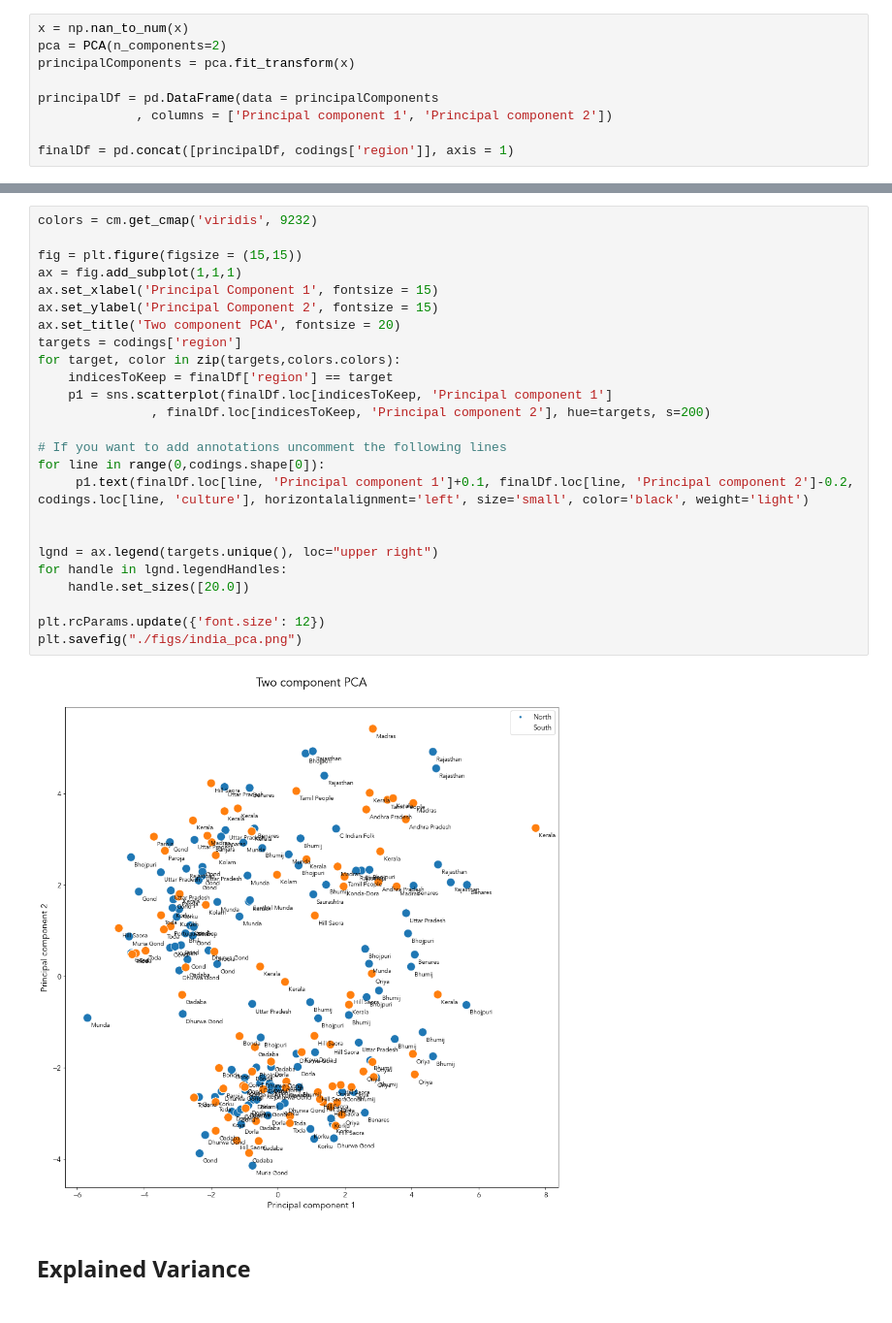
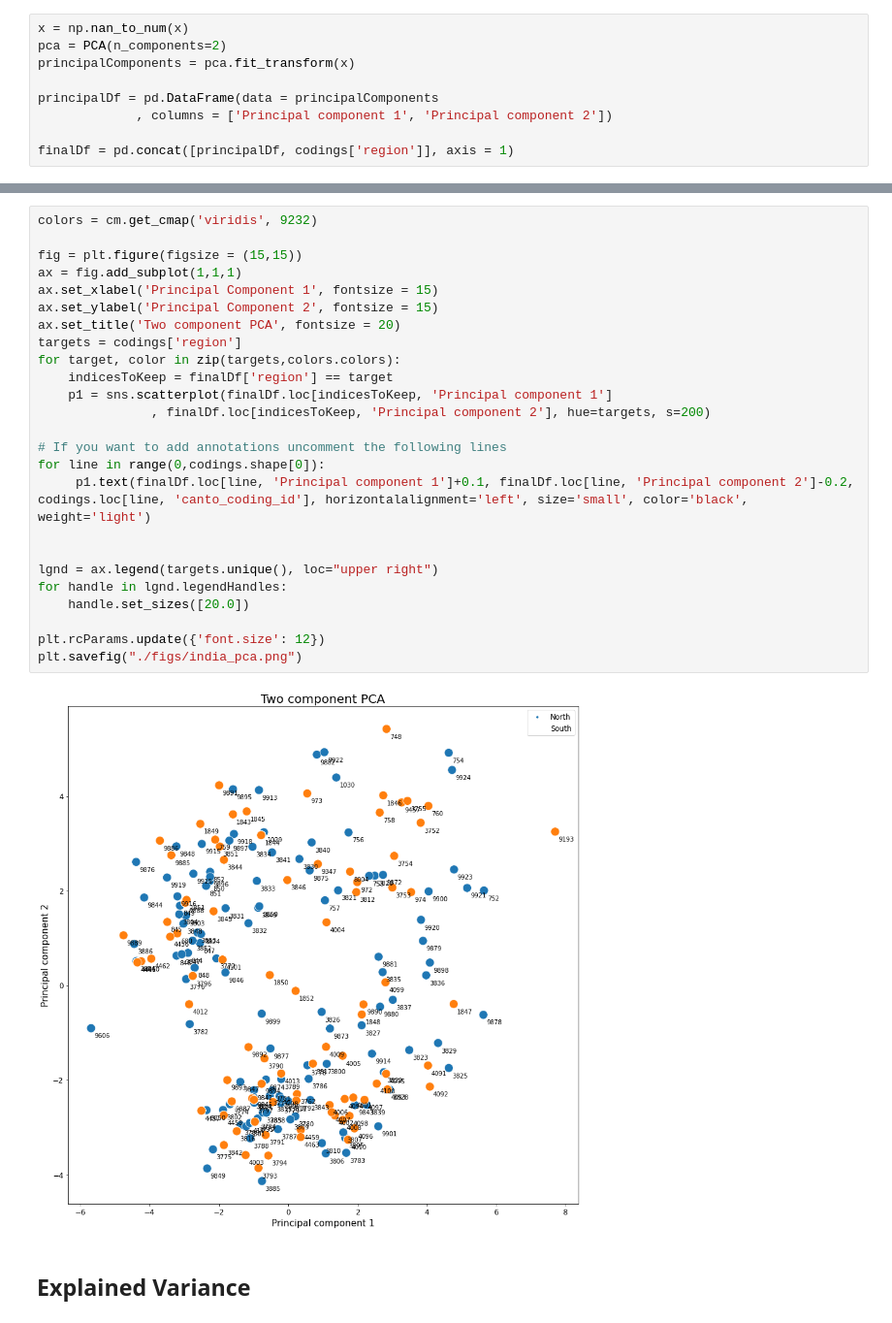
Before and after one commit to comp-music-lab/sfc-journal-2020, a Jupyter notebook: Indian Music Analysis.ipynb, the cells around one changed output, grey strips where cells are left out. Shown at 97% size. Cells and saved outputs as stored; diff of their text form.

```diff
--- a/Indian Music Analysis.ipynb
+++ b/Indian Music Analysis.ipynb
@@ -495,30 +464,30 @@ finalDf = pd.concat([principalDf, codings['region']], axis = 1)
 # %%
 colors = cm.get_cmap('viridis', 9232)
 
 fig = plt.figure(figsize = (15,15))
 ax = fig.add_subplot(1,1,1)
 ax.set_xlabel('Principal Component 1', fontsize = 15)
 ax.set_ylabel('Principal Component 2', fontsize = 15)
 ax.set_title('Two component PCA', fontsize = 20)
 targets = codings['region']
 for target, color in zip(targets,colors.colors):
     indicesToKeep = finalDf['region'] == target
     p1 = sns.scatterplot(finalDf.loc[indicesToKeep, 'Principal component 1']
                , finalDf.loc[indicesToKeep, 'Principal component 2'], hue=targets, s=200)
 
 # If you want to add annotations uncomment the following lines
 for line in range(0,codings.shape[0]):
-     p1.text(finalDf.loc[line, 'Principal component 1']+0.1, finalDf.loc[line, 'Principal component 2']-0.2, codings.loc[line, 'culture'], horizontalalignment='left', size='small', color='black', weight='light')
+     p1.text(finalDf.loc[line, 'Principal component 1']+0.1, finalDf.loc[line, 'Principal component 2']-0.2, codings.loc[line, 'canto_coding_id'], horizontalalignment='left', size='small', color='black', weight='light')
 
 
 lgnd = ax.legend(targets.unique(), loc="upper right")
 for handle in lgnd.legendHandles:
     handle.set_sizes([20.0])
 
 plt.rcParams.update({'font.size': 12})
 plt.savefig("./figs/india_pca.png")
 # %% [output]
-[figure, old version]
+[figure, new version]
 # %% [markdown]
 ## Explained Variance
 # %%
```
Also changed, not shown: parts of 9 cells of this notebook, 14 other files.
